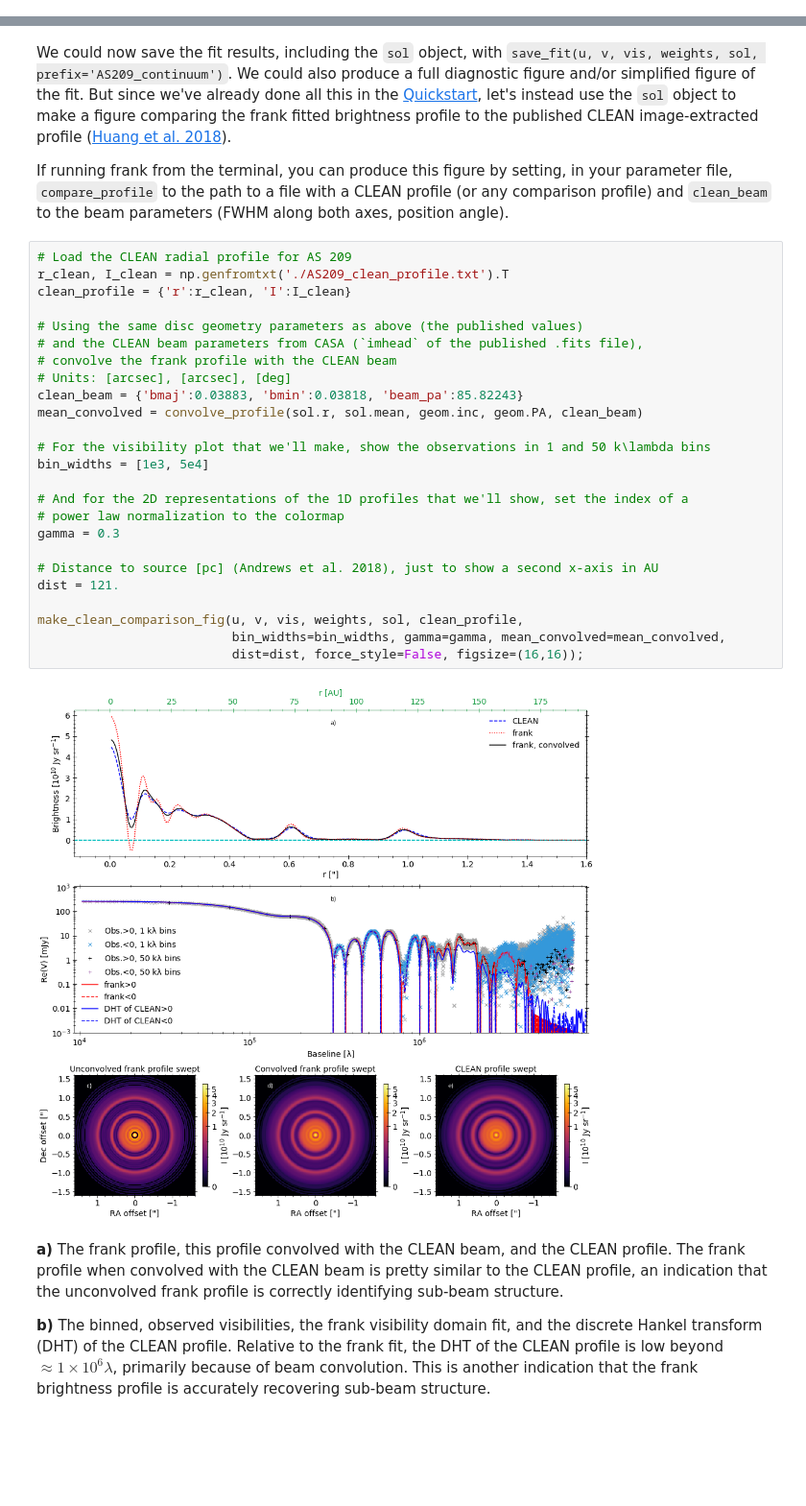
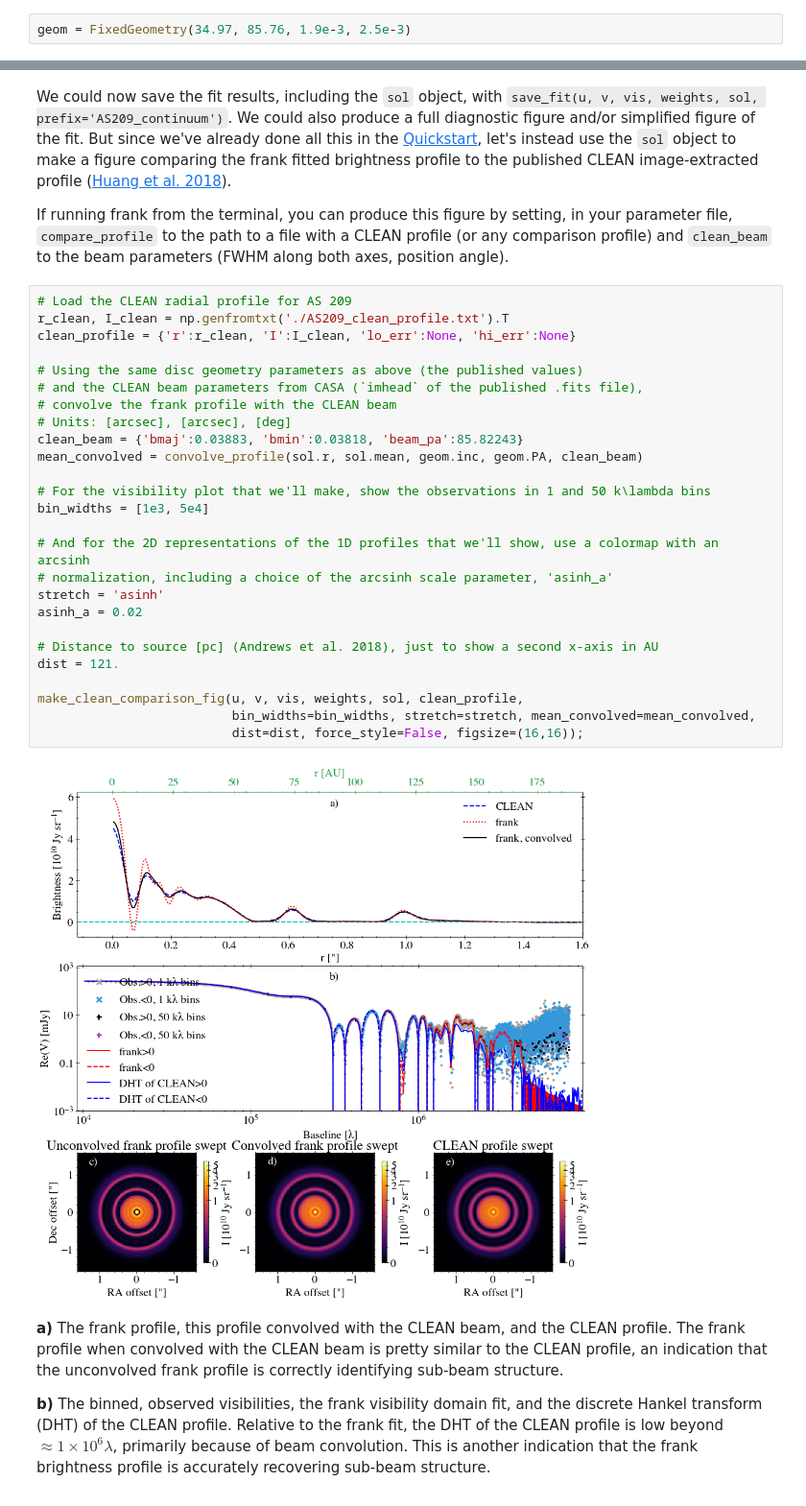
Before and after one commit to discsim/frank, a Jupyter notebook: docs/tutorials/fitting_procedure.ipynb, the cells around one changed output, grey strips where cells are left out. Shown: that part at 96% size. Drawn from its saved outputs; the diff is of its cells as text; blank space fills up the shorter version.

```diff
--- a/docs/tutorials/fitting_procedure.ipynb
+++ b/docs/tutorials/fitting_procedure.ipynb
@@ -73 +83,3 @@ Fitted geometry: inc  = 33.93 deg,
+# %%
+geom = FixedGeometry(34.97, 85.76, 1.9e-3, 2.5e-3)
 # %% [markdown]
@@ -126,30 +138,31 @@ If running frank from the terminal, you can produce this figure by setting, in y
 # %%
 # Load the CLEAN radial profile for AS 209
 r_clean, I_clean = np.genfromtxt('./AS209_clean_profile.txt').T
-clean_profile = {'r':r_clean, 'I':I_clean}
+clean_profile = {'r':r_clean, 'I':I_clean, 'lo_err':None, 'hi_err':None}
 
 # Using the same disc geometry parameters as above (the published values)
 # and the CLEAN beam parameters from CASA (`imhead` of the published .fits file),
 # convolve the frank profile with the CLEAN beam
 # Units: [arcsec], [arcsec], [deg]
 clean_beam = {'bmaj':0.03883, 'bmin':0.03818, 'beam_pa':85.82243}
 mean_convolved = convolve_profile(sol.r, sol.mean, geom.inc, geom.PA, clean_beam)
 
 # For the visibility plot that we'll make, show the observations in 1 and 50 k\lambda bins
 bin_widths = [1e3, 5e4]
 
-# And for the 2D representations of the 1D profiles that we'll show, set the index of a
-# power law normalization to the colormap
-gamma = 0.3
+# And for the 2D representations of the 1D profiles that we'll show, use a colormap with an arcsinh
+# normalization, including a choice of the arcsinh scale parameter, 'asinh_a'
+stretch = 'asinh'
+asinh_a = 0.02
 
 # Distance to source [pc] (Andrews et al. 2018), just to show a second x-axis in AU
 dist = 121.
 
 make_clean_comparison_fig(u, v, vis, weights, sol, clean_profile,
-                          bin_widths=bin_widths, gamma=gamma, mean_convolved=mean_convolved,
+                          bin_widths=bin_widths, stretch=stretch, mean_convolved=mean_convolved,
                           dist=dist, force_style=False, figsize=(16,16));
 # %% [output]
-[figure, old version]
+[figure, new version]
 # %% [markdown]
 **a)** The frank profile, this profile convolved with the CLEAN beam, and the CLEAN profile. The frank profile when convolved with the CLEAN beam is pretty similar to the CLEAN profile, an indication that the unconvolved frank profile is correctly identifying sub-beam structure.
 
```
Also changed, not shown: parts of 6 cells of this notebook.
